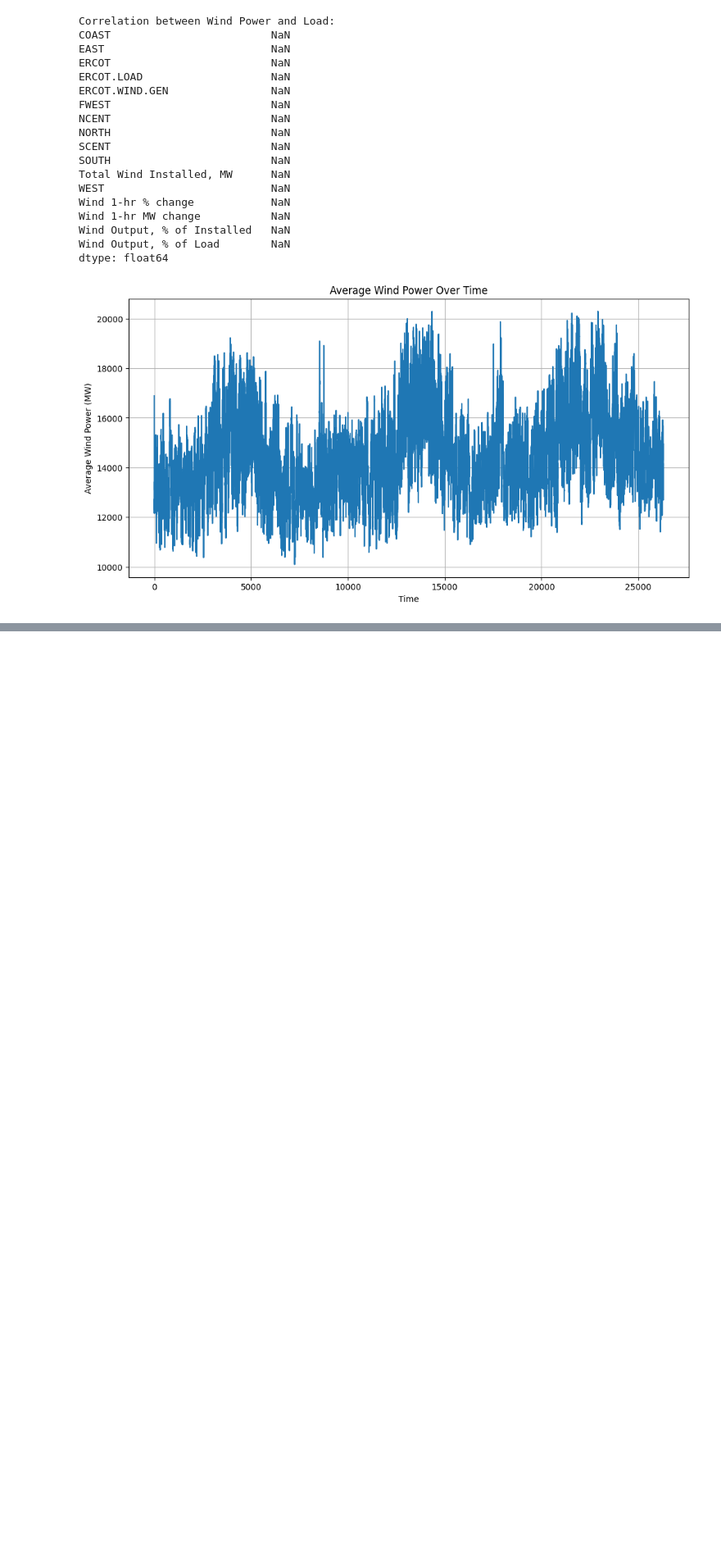
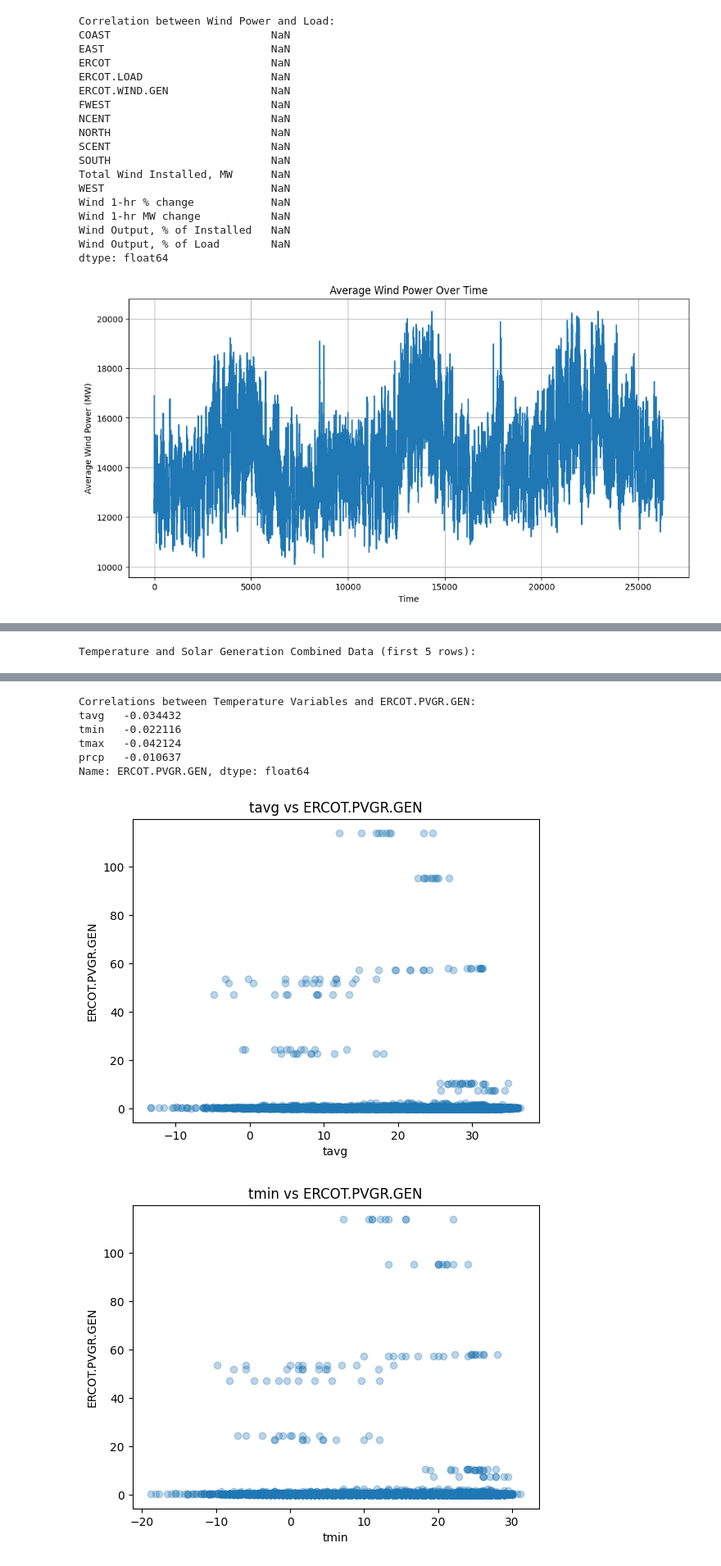
Before and after one commit to Leelawls/ECEN-360, a Jupyter notebook: etl.ipynb, the cells around one changed output, grey strips where cells are left out. Shown at 82% size. Drawn from its saved outputs; the diff is of its cells as text; code cells hidden in the pictures; blank space fills up the shorter version.

```diff
--- a/etl.ipynb
+++ b/etl.ipynb
@@ -305,0 +427,30 @@ dtype: float64
+# %%
+#Compare Temperature-related Variables vs ERCOT.PVGR.GEN
+
+#temp variables from weather
+temp_vars = ['tavg', 'tmin', 'tmax', 'prcp']
+df_weather_temp = df_weather[temp_vars].dropna()
+
+df_solar_sub = df_solar[['ERCOT.PVGR.GEN']].dropna()
+
+#join on datetime
+df_temp_solar = df_weather_temp.join(df_solar_sub, how='inner')
+
+print("Temperature and Solar Generation Combined Data (first 5 rows):")
+display(df_temp_solar.head())
+
+#pearson correlations between temperature variables and solar generation
+corr_temp_solar = df_temp_solar.corr()['ERCOT.PVGR.GEN'].drop('ERCOT.PVGR.GEN')
+print("Correlations between Temperature Variables and ERCOT.PVGR.GEN:")
+print(corr_temp_solar)
+
+#scatter plots.
+for var in temp_vars:
+    plt.figure()
+    plt.scatter(df_temp_solar[var], df_temp_solar['ERCOT.PVGR.GEN'], alpha=0.3)
+    plt.xlabel(var)
+    plt.ylabel("ERCOT.PVGR.GEN")
+    plt.title(f"{var} vs ERCOT.PVGR.GEN")
+    plt.show()
+# %% [output]
+Temperature and Solar Generation Combined Data (first 5 rows):
@@ -305,0 +464,8 @@ dtype: float64
+Correlations between Temperature Variables and ERCOT.PVGR.GEN:
+tavg   -0.034432
+tmin   -0.022116
+tmax   -0.042124
+prcp   -0.010637
+Name: ERCOT.PVGR.GEN, dtype: float64
+[figure, added]
+[figure, added]
```
Also changed, not shown: parts of 7 cells of this notebook.
